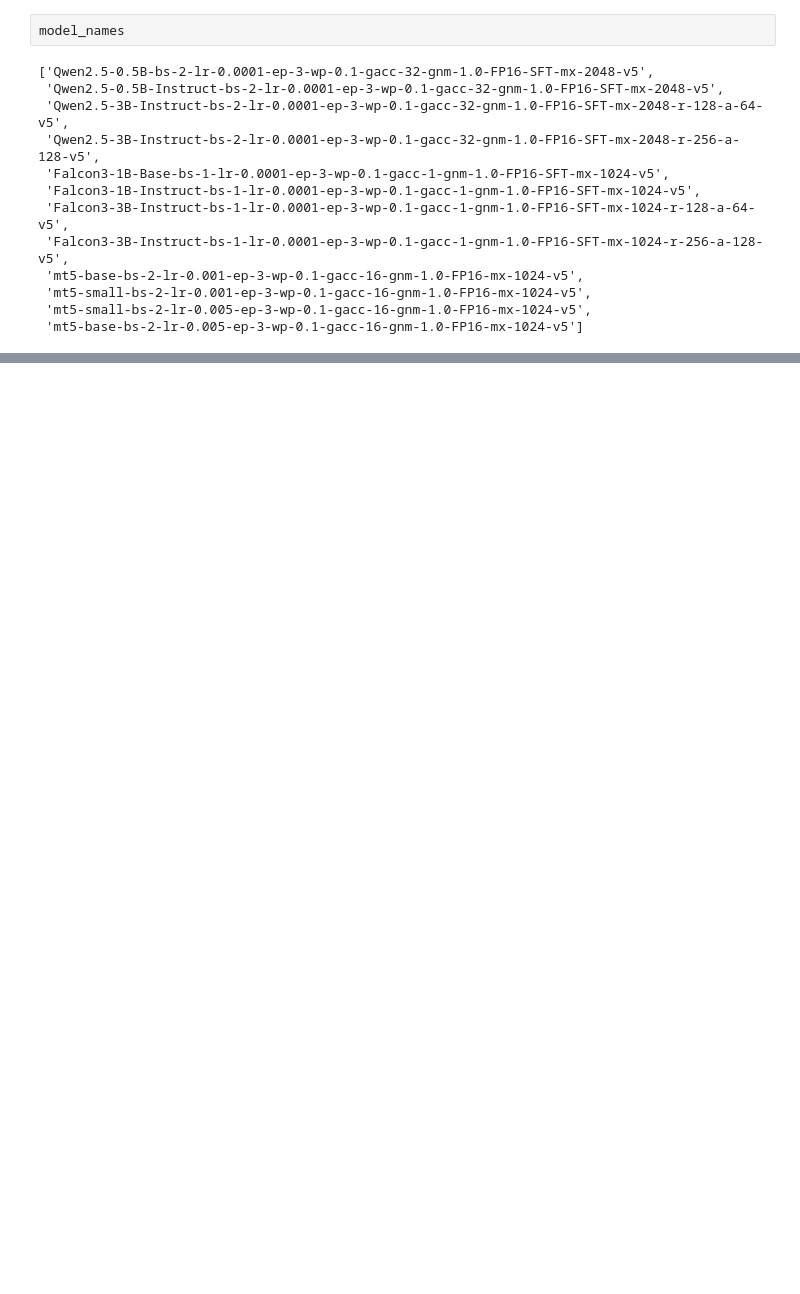
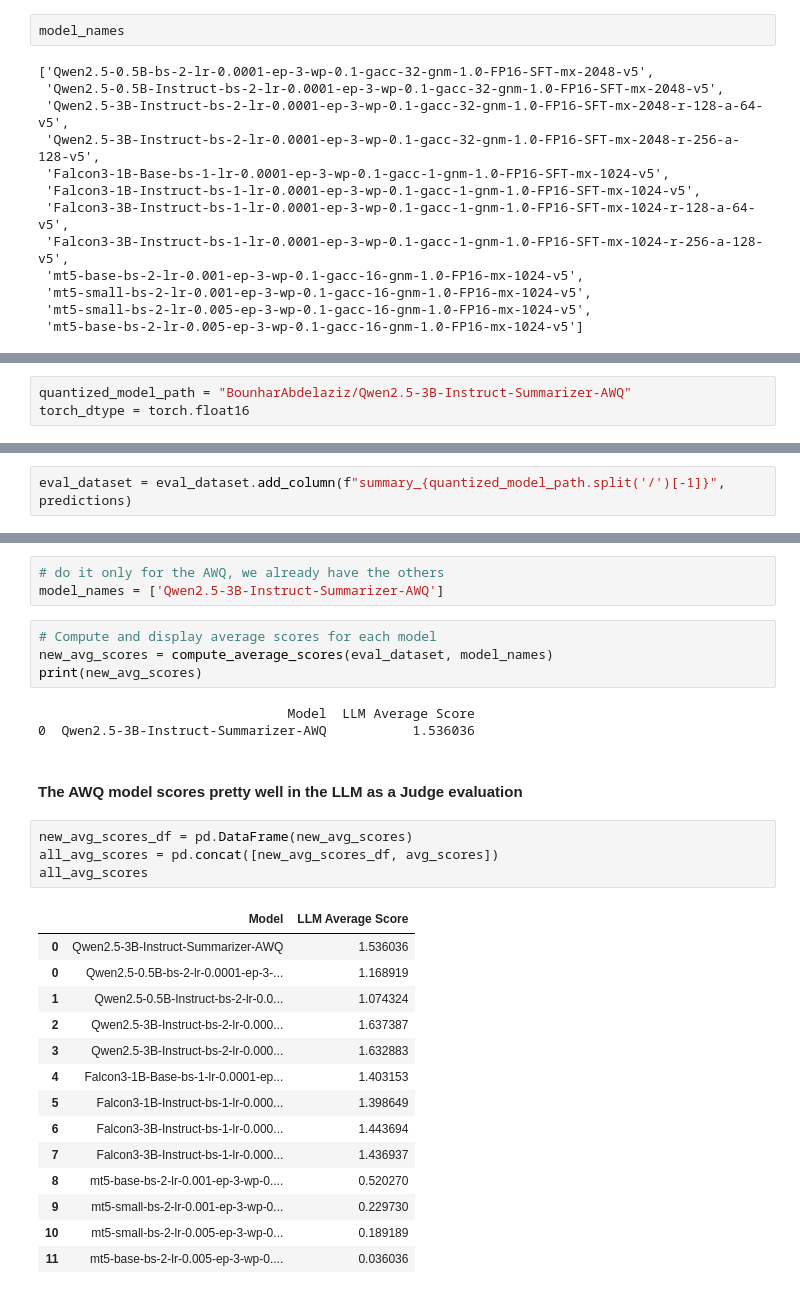
Before and after one commit to ybendou/Arabic-Summurization, a Jupyter notebook: evaluation/evaluate.ipynb, the cells around one changed output, grey strips where cells are left out. Cells and saved outputs as stored; diff of their text form; blank space fills up the shorter version.

Commit message:
finished all evals

```diff
--- a/evaluation/evaluate.ipynb
+++ b/evaluation/evaluate.ipynb
@@ -820,0 +873,3 @@ Dataset.from_pandas(avg_scores).push_to_hub("BounharAbdelaziz/Arabic-Summarizati
+# %%
+quantized_model_path = "BounharAbdelaziz/Qwen2.5-3B-Instruct-Summarizer-AWQ"
+torch_dtype = torch.float16
@@ -820,0 +923,2 @@ Dataset.from_pandas(avg_scores).push_to_hub("BounharAbdelaziz/Arabic-Summarizati
+# %%
+eval_dataset = eval_dataset.add_column(f"summary_{quantized_model_path.split('/')[-1]}", predictions)
@@ -820,0 +965,31 @@ Dataset.from_pandas(avg_scores).push_to_hub("BounharAbdelaziz/Arabic-Summarizati
+# %%
+# do it only for the AWQ, we already have the others
+model_names = ['Qwen2.5-3B-Instruct-Summarizer-AWQ']
+# %%
+# Compute and display average scores for each model
+new_avg_scores = compute_average_scores(eval_dataset, model_names)
+print(new_avg_scores)
+# %% [output]
+                                Model  LLM Average Score
+0  Qwen2.5-3B-Instruct-Summarizer-AWQ           1.536036
+# %% [markdown]
+#### The AWQ model scores pretty well in the LLM as a Judge evaluation
+# %%
+new_avg_scores_df = pd.DataFrame(new_avg_scores)
+all_avg_scores = pd.concat([new_avg_scores_df, avg_scores])
+all_avg_scores
+# %% [output]
+|  | Model | LLM Average Score |
+| 0 | Qwen2.5-3B-Instruct-Summarizer-AWQ | 1.536036 |
+| 0 | Qwen2.5-0.5B-bs-2-lr-0.0001-ep-3-... | 1.168919 |
+| 1 | Qwen2.5-0.5B-Instruct-bs-2-lr-0.0... | 1.074324 |
+| 2 | Qwen2.5-3B-Instruct-bs-2-lr-0.000... | 1.637387 |
+| 3 | Qwen2.5-3B-Instruct-bs-2-lr-0.000... | 1.632883 |
+| 4 | Falcon3-1B-Base-bs-1-lr-0.0001-ep... | 1.403153 |
+| 5 | Falcon3-1B-Instruct-bs-1-lr-0.000... | 1.398649 |
+| 6 | Falcon3-3B-Instruct-bs-1-lr-0.000... | 1.443694 |
+| 7 | Falcon3-3B-Instruct-bs-1-lr-0.000... | 1.436937 |
+| 8 | mt5-base-bs-2-lr-0.001-ep-3-wp-0.... | 0.520270 |
+| 9 | mt5-small-bs-2-lr-0.001-ep-3-wp-0... | 0.229730 |
+| 10 | mt5-small-bs-2-lr-0.005-ep-3-wp-0... | 0.189189 |
+| 11 | mt5-base-bs-2-lr-0.005-ep-3-wp-0.... | 0.036036 |
```
Also changed, not shown: parts of 22 cells of this notebook.
